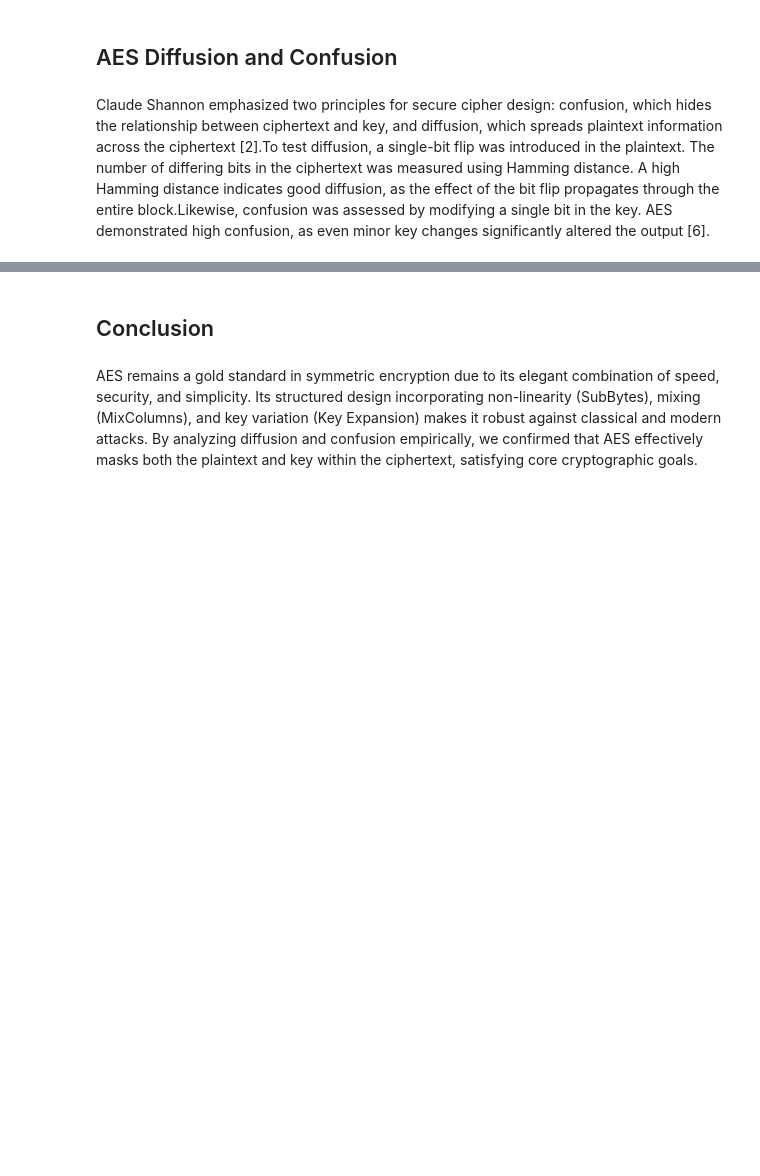
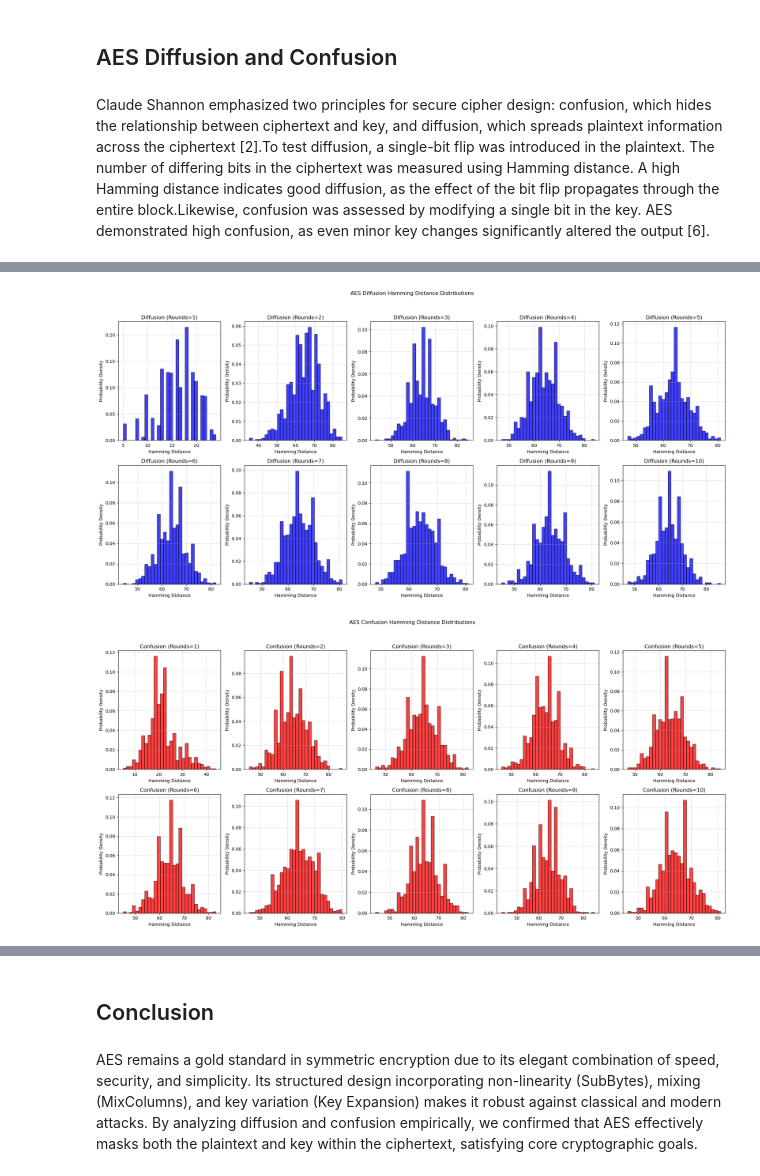
Before and after one commit to sudentrs/Elements-of-Applied-Data-Security, a Jupyter notebook: Assignment 3/template.ipynb, the cells around one changed output, grey strips where cells are left out. Drawn from its saved outputs; the diff is of its cells as text; code cells hidden in the pictures; blank space fills up the shorter version.

```diff
--- a/Assignment 3/template.ipynb
+++ b/Assignment 3/template.ipynb
@@ -308,0 +348,75 @@ confusion_results = run_monte_carlo(aes_confusion, num_rounds=10, num_trials=100
+# %%
+import matplotlib.pyplot as plt
+import numpy as np
+import pickle
+
+# Monte Carlo Simulation Function
+def run_monte_carlo(function, num_rounds=None, num_trials=1000):
+    distances = []
+    for _ in range(num_trials):
+        distance = function(num_rounds)
+        distances.append(distance)
+
+    return distances
+
+# Plotting Function for Diffusion
+def plot_diffusion(distances_list):
+    fig, axes = plt.subplots(2, 5, figsize=(20, 10))
+    fig.suptitle("AES Diffusion Hamming Distance Distributions")
+
+    for num_rounds in range(1, 11):
+        ax = axes[(num_rounds - 1) // 5, (num_rounds - 1) % 5]
+        distances = distances_list[num_rounds - 1]
+        ax.hist(distances, bins=30, alpha=0.75, edgecolor='black', color='blue', density=True)
+        ax.set_title(f"Diffusion (Rounds={num_rounds})")
+        ax.set_xlabel("Hamming Distance")
+        ax.set_ylabel("Probability Density")
+        ax.grid(True, linestyle="--", alpha=0.6)
+
+    plt.tight_layout(rect=[0, 0, 1, 0.95])
+    plt.show()
+
+# Plotting Function for Confusion
+def plot_confusion(distances_list):
+    fig, axes = plt.subplots(2, 5, figsize=(20, 10))
+    fig.suptitle("AES Confusion Hamming Distance Distributions")
+
+    for num_rounds in range(1, 11):
+        ax = axes[(num_rounds - 1) // 5, (num_rounds - 1) % 5]
+        distances = distances_list[num_rounds - 1]
+        ax.hist(distances, bins=30, alpha=0.75, edgecolor='black', color='red', density=True)
+        ax.set_title(f"Confusion (Rounds={num_rounds})")
+        ax.set_xlabel("Hamming Distance")
+        ax.set_ylabel("Probability Density")
+        ax.grid(True, linestyle="--", alpha=0.6)
+
+    plt.tight_layout(rect=[0, 0, 1, 0.95])
+    plt.show()
+
+# Monte Carlo Simulation for Diffusion and Confusion (All Rounds)
+num_trials = 1000  # Adjust for faster/slower simulation
+
+# Collecting results in lists
+diffusion_results = []
+confusion_results = []
+
+for num_rounds in range(1, 11):
+    # Diffusion Analysis
+    diffusion_distances = run_monte_carlo(aes_diffusion, num_rounds, num_trials)
+    diffusion_results.append(diffusion_distances)
+    print(f"Diffusion (Rounds={num_rounds}) - Mean: {np.mean(diffusion_distances)}, Std: {np.std(diffusion_distances)}")
+
+    # Confusion Analysis
+    confusion_distances = run_monte_carlo(aes_confusion, num_rounds, num_trials)
+    confusion_results.append(confusion_distances)
+    print(f"Confusion (Rounds={num_rounds}) - Mean: {np.mean(confusion_distances)}, Std: {np.std(confusion_distances)}")
+
+# Save the results to a pickle file
+with open("aes_results.pkl", "wb") as f:
+    pickle.dump({"diffusion": diffusion_results, "confusion": confusion_results}, f)
+print("Results saved to aes_results.pkl.")
+
+# Plot the results
+plot_diffusion(diffusion_results)
+plot_confusion(confusion_results)
+# %% [output]
@@ -308,0 +440,2 @@ confusion_results = run_monte_carlo(aes_confusion, num_rounds=10, num_trials=100
+[figure, added]
+[figure, added]
```
Also changed, not shown: parts of 3 cells of this notebook, 2 other files.
